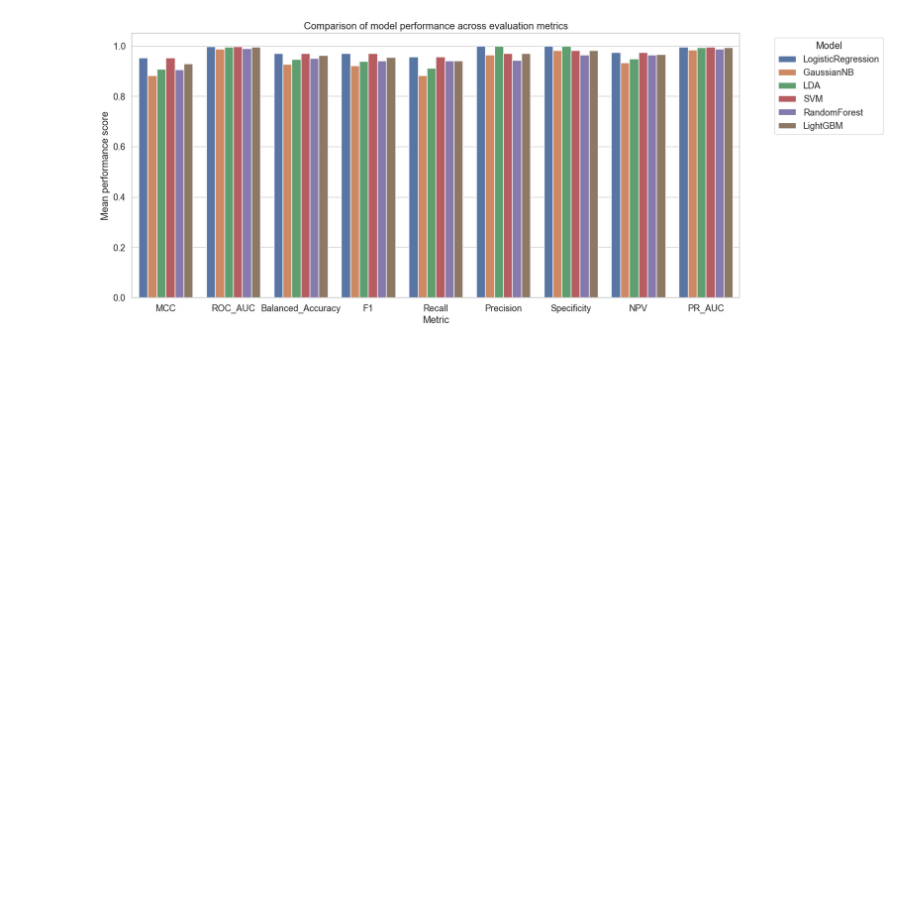
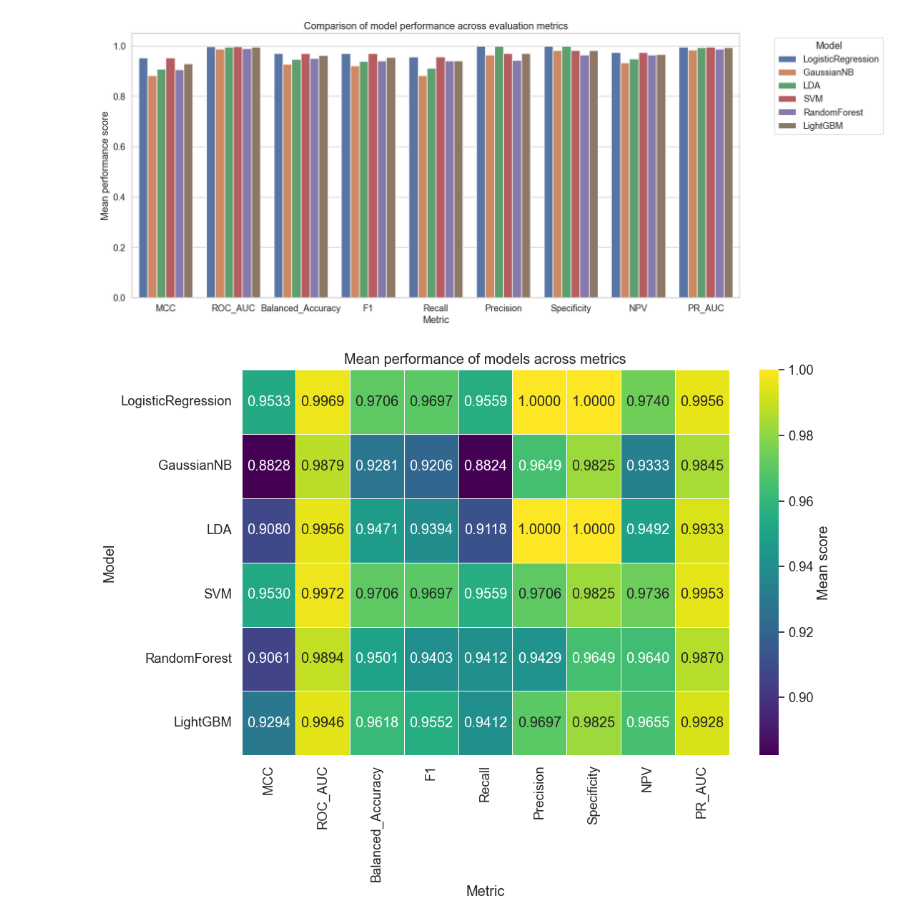
Before and after one commit to vex-me-not/Master_Thesis, a Jupyter notebook: classical_approach/notebooks/model_eval.ipynb, the cells around one changed output. Drawn from its saved outputs; the diff is of its cells as text; code cells hidden in the pictures; blank space fills up the shorter version.

Commit message:
more images

```diff
--- a/classical_approach/notebooks/model_eval.ipynb
+++ b/classical_approach/notebooks/model_eval.ipynb
@@ -240,28 +240,30 @@ plt.show()
 # %%
 plt.figure(figsize=(11, 7))
 
 pivot = df.set_index("Model")
 
 ax = sns.heatmap(
     pivot,
     annot=True,
-    fmt=".3f",
+    fmt=".4f",
     cmap="viridis",
     cbar_kws={"label": "Mean score"},
     linewidths=0.5
 )
 
 ax.set_title("Mean performance of models across metrics")
 ax.set_xlabel("Metric")
 ax.set_ylabel("Model")
 
 plt.savefig(
-    "model_comparison_heatmap.png",
+    "../images/model_comparison_heatmap.png",
     dpi=600,
     bbox_inches="tight"
 )
 
 plt.show()
+# %% [output]
+[figure, added]
 # %%
 g = sns.catplot(
     data=df_long,
```
Also changed, not shown: parts of 3 cells of this notebook, 5 other files.
